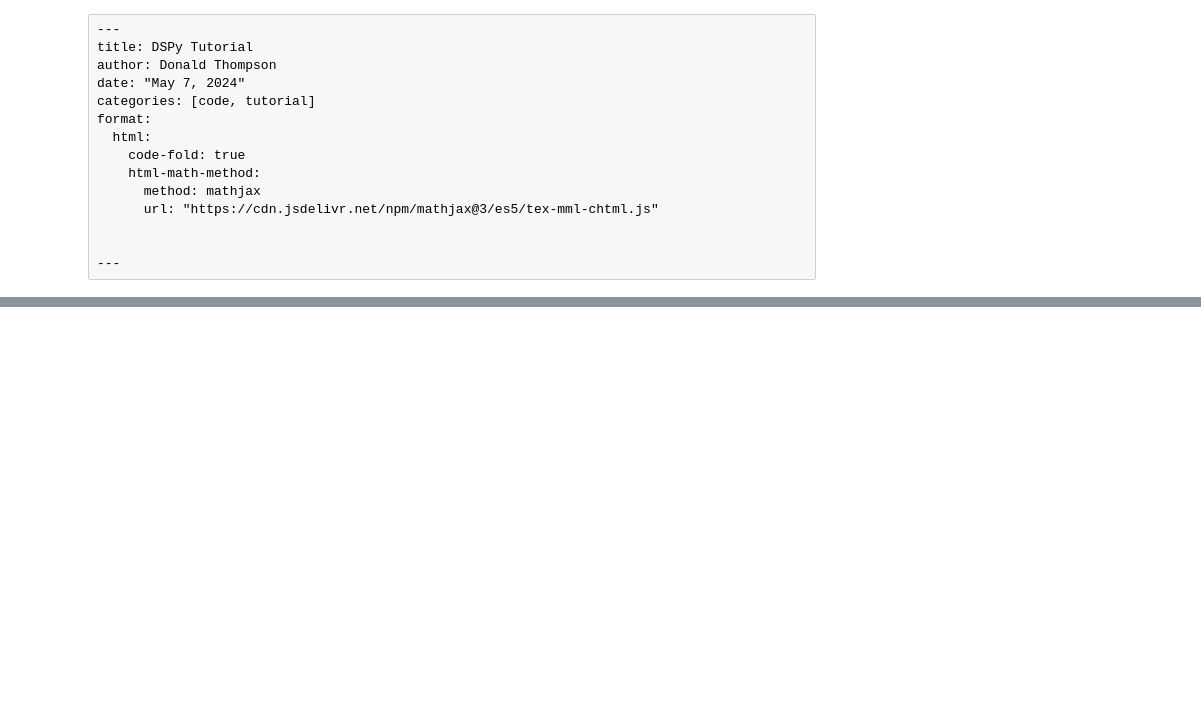
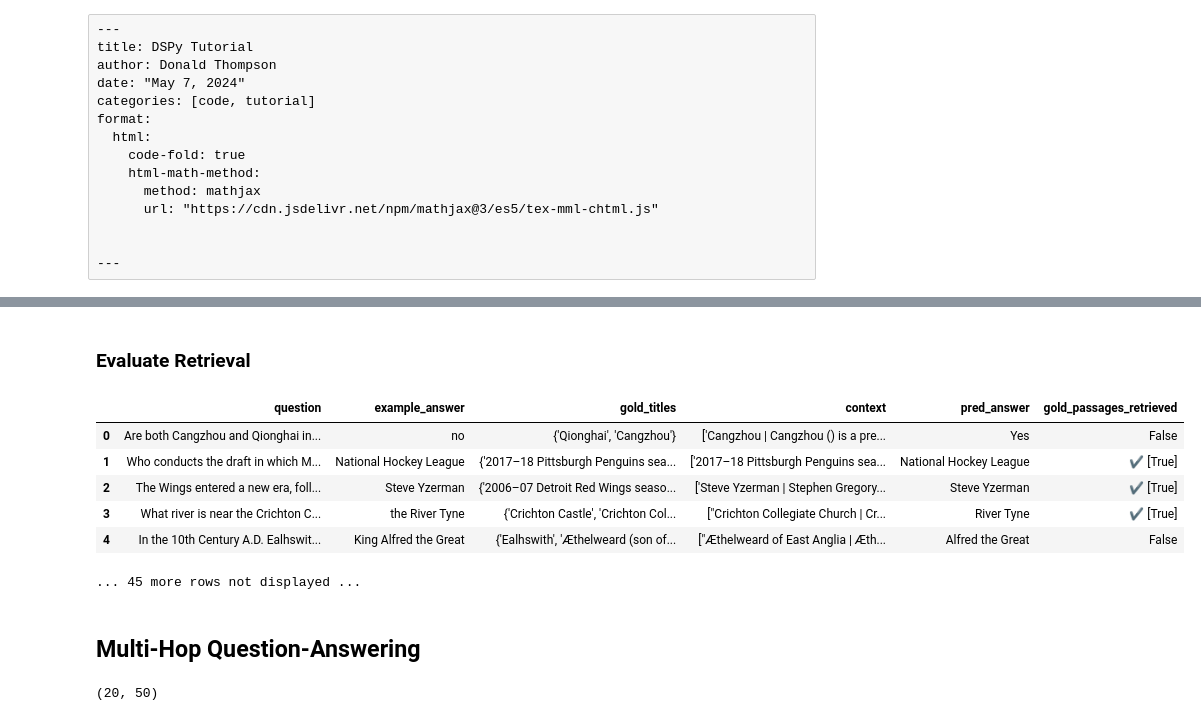
Before and after one commit to witt3rd/witt3rd.github.io, a Jupyter notebook: posts/dspy/index.ipynb, the cells around one changed output, grey strips where cells are left out. Drawn from its saved outputs; the diff is of its cells as text; code cells hidden in the pictures; blank space fills up the shorter version.

```diff
--- a/posts/dspy/index.ipynb
+++ b/posts/dspy/index.ipynb
@@ -143,0 +444,7 @@ plt.show()
+# %%
+class GenerateAnswer(dspy.Signature):
+    """Answer questions with short factoid answers."""
+
+    context = dspy.InputField(desc="may contain relevant facts")
+    question = dspy.InputField()
+    answer = dspy.OutputField(desc="often between 1 and 5 words")
@@ -143,0 +486,11 @@ plt.show()
+# %%
+# Ask any question you like to this simple RAG program.
+my_question = "What castle did David Gregory inherit?"
+
+# Get the prediction. This contains `pred.context` and `pred.answer`.
+pred = compiled_rag(my_question)
+
+# Print the contexts and the answer.
+print(f"Question: {my_question}")
+print(f"Predicted Answer: {pred.answer}")
+print(f"Retrieved Contexts (truncated): {[c[:200] + '...' for c in pred.context]}")
@@ -143,0 +552,25 @@ plt.show()
+# %% [markdown]
+### Evaluate Retrieval
+# %%
+def gold_passages_retrieved(example, pred, trace=None):
+    gold_titles = set(map(dspy.evaluate.normalize_text, example["gold_titles"]))
+    found_titles = set(
+        map(dspy.evaluate.normalize_text, [c.split(" | ")[0] for c in pred.context])
+    )
+
+    return gold_titles.issubset(found_titles)
+
+
+compiled_rag_retrieval_score = evaluate_on_hotpotqa(
+    compiled_rag, metric=gold_passages_retrieved
+)
+# %% [output]
+|  | question | example_answer | gold_titles | context | pred_answer | gold_passages_retrieved |
+| 0 | Are both Cangzhou and Qionghai in... | no | {'Qionghai', 'Cangzhou'} | ['Cangzhou | Cangzhou () is a pre... | Yes | False |
+| 1 | Who conducts the draft in which M... | National Hockey League | {'2017–18 Pittsburgh Penguins sea... | ['2017–18 Pittsburgh Penguins sea... | National Hockey League | ✔️ [True] |
+| 2 | The Wings entered a new era, foll... | Steve Yzerman | {'2006–07 Detroit Red Wings seaso... | ['Steve Yzerman | Stephen Gregory... | Steve Yzerman | ✔️ [True] |
+| 3 | What river is near the Crichton C... | the River Tyne | {'Crichton Castle', 'Crichton Col... | ["Crichton Collegiate Church | Cr... | River Tyne | ✔️ [True] |
+| 4 | In the 10th Century A.D. Ealhswit... | King Alfred the Great | {'Ealhswith', 'Æthelweard (son of... | ["Æthelweard of East Anglia | Æth... | Alfred the Great | False |
+... 45 more rows not displayed ...
+# %% [markdown]
+## Multi-Hop Question-Answering
@@ -143,0 +586,15 @@ plt.show()
+# %%
+from dspy.datasets import HotPotQA
+
+# Load the dataset.
+dataset = HotPotQA(
+    train_seed=1, train_size=20, eval_seed=2023, dev_size=50, test_size=0
+)
+
+# Tell DSPy that the 'question' field is the input. Any other fields are labels and/or metadata.
+trainset = [x.with_inputs("question") for x in dataset.train]
+devset = [x.with_inputs("question") for x in dataset.dev]
+
+len(trainset), len(devset)
+# %% [output]
+(20, 50)
```
Also changed, not shown: parts of 70 cells of this notebook, 4 other files.
